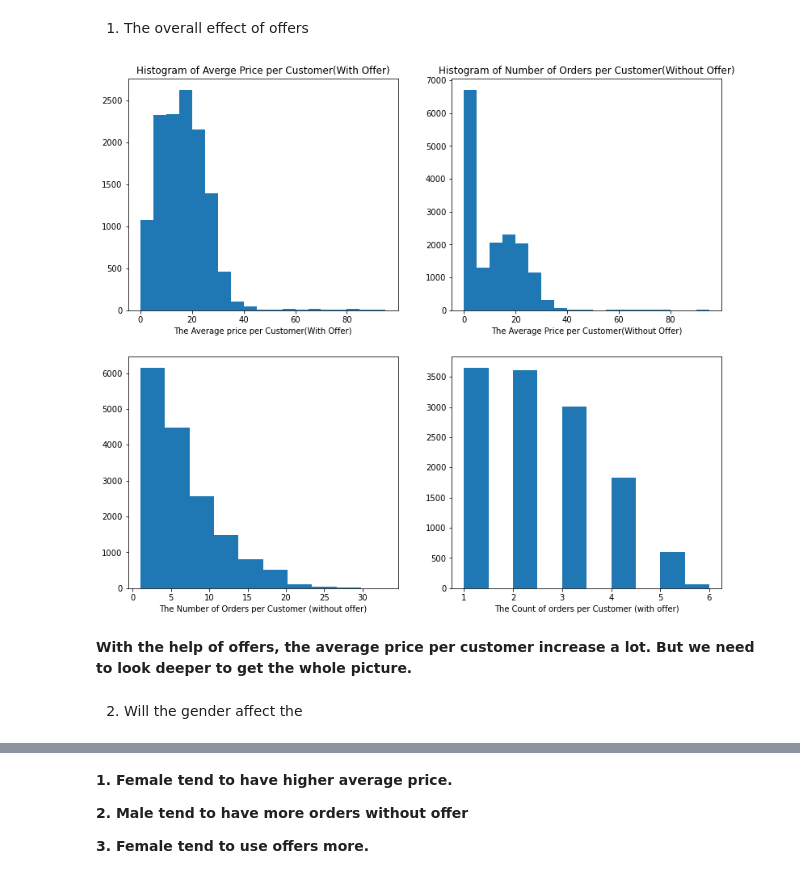
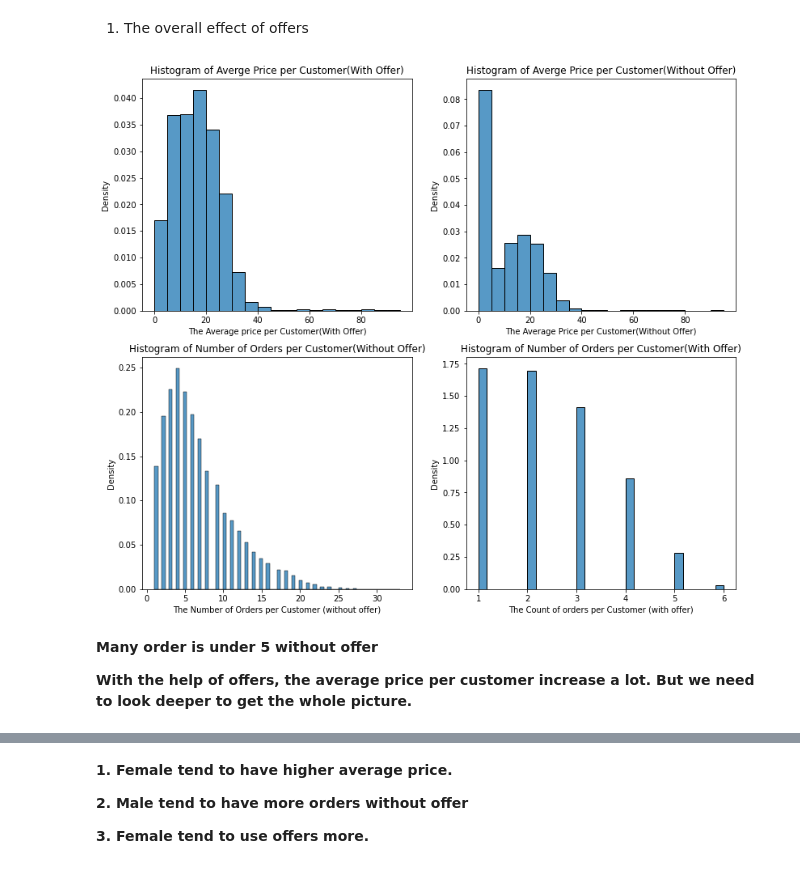
Before and after one commit to venson/starbucks, a Jupyter notebook: Starbucks_Capstone_notebook.ipynb, the cells around one changed output, grey strips where cells are left out. Saved outputs shown, nothing was run; the diff lists cells and outputs as text; code cells hidden in the pictures.

```diff
--- a/Starbucks_Capstone_notebook.ipynb
+++ b/Starbucks_Capstone_notebook.ipynb
@@ -180,0 +173,6 @@ dtype('int64')
+# %%
+map_dict = {'offer_id': [1, 11,201,21,101,111,121,202,31,131]}
+offer_id_map = pd.DataFrame(map_dict)
+offer_id_map = offer_id_map.merge(portfolio.loc[:,'id'], left_index = True, right_index = True)
+offer_id_map.rename(columns = {'id':'portfolio_id'}, inplace = True)
+offer_id_map
@@ -198,11 +208,10 @@ def clean_portfolio(portfolio = portfolio, offer_id_map = offer_id_map):
 
     # change id according to offer_id_map
 
-    port_clean['offer_id'] = port_clean['id'].apply(lambda x:
-                            int(offer_id_map[offer_id_map['portfolio_id'] == x]['offer_id'].values))
+    port_clean = port_clean.merge(offer_id_map, left_on= 'id', right_on = 'portfolio_id')
 
 
-    port_clean.drop(['channels','id'], axis = 1, inplace = True)
+    port_clean.drop(['channels','id', 'portfolio_id'], axis = 1, inplace = True)
     return port_clean
 
 clean_portfolio()
@@ -229,7 +246,7 @@ transcript['person'].nunique()
 # %%
 portfolio_clean = clean_portfolio()
 # %%
-def clean_transcript(transcript = transcript, portfolio = clean_portfolio, offer_id_map = offer_id_map, user_id_map = user_id_map):
+def clean_transcript(transcript = transcript, portfolio = portfolio_clean, offer_id_map = offer_id_map, user_id_map = user_id_map):
     """
     clean the transcript data, use person_id, offer_id instead of hash number.
 
@@ -299,7 +385,7 @@ def user_summary(data, profile = profile_new ):
     event_offer_cp = data['event'] == 'offer completed'
     event_offer_re = data['event'] == 'offer received'
     event_offer_vi = data['event'] == 'offer viewed'
-    event_offer_ta = data['event'] == 'offer transaction'
+    event_offer_ta = data['event'] == 'transaction'
 
     trans_offer_tag = data[data['event'].isin(['offer completed', 'transaction'])]
     time_duplicated = trans_offer_tag.duplicated(['time', 'person_id'], keep = False)
@@ -318,7 +404,7 @@ def user_summary(data, profile = profile_new ):
 
     # count received offer
     offer_received_count = data[event_offer_re].groupby(['person_id', 'offer_id'])['person_id'].count().unstack(1)
-    row = offer_received_count.index
+    row = pd.Index(data['person_id'].unique(), name = 'person_id')
     column = offer_received_count.columns
 
 
@@ -344,7 +430,7 @@ def user_summary(data, profile = profile_new ):
                     feature_matrix.loc[i,j] = 100 * offer_completed_count.loc[i,j] / offer_received_count.loc[i,j]
             except:
                 feature_matrix.loc[i,j] = 0
-                continue
+#                continue
     # feature_matrix = offer_completed_count / offer_received_count
     offer_viewed_count = offer_viewed_count.add_suffix('_viewed')
     offer_completed_count = offer_completed_count.add_suffix('_completed')
@@ -373,17 +459,16 @@ def user_summary(data, profile = profile_new ):
 #    feature_matrix = feature_matrix.merge(offer_received_count, how = 'left', on = 'person_id')
 
 #    feature_matrix = feature_matrix.merge(offer_viewed_count, how = 'left', on = 'person_id')
-
+    print(offer_completed_count.index.isin(feature_matrix.index).mean())
 
 
     feature_matrix = feature_matrix.merge(trans_mean_without_offer, how = 'left', on = 'person_id')
     feature_matrix = feature_matrix.merge(trans_mean_with_offer,how = 'left', on = 'person_id')
     feature_matrix = feature_matrix.merge(trans_count_without_offer, how = 'left', on = 'person_id')
     feature_matrix = feature_matrix.merge(trans_count_with_offer,how = 'left', on = 'person_id')
+    feature_matrix = feature_matrix.merge(mean_reward,how = 'left', on = 'person_id')
 
-    feature_matrix = feature_matrix.merge(mean_reward,how = 'left', on = 'person_id')
     feature_matrix = feature_matrix.merge(profile_new,how = 'left', on = 'person_id')
-
     feature_matrix.drop(['person_id'],axis = 1, inplace = True)
     feature_matrix['income'] = feature_matrix['income']/1000
     feature_matrix.rename(columns = {'income':'income(k)'}, inplace = True)
@@ -432,25 +525,27 @@ summary_df[(summary_df['count_trans_without_offer'] >= 5) & (summary_df['mean_tr
 # %%
 fig, ((ax0, ax1), (ax2, ax3)) = plt.subplots(nrows = 2, ncols = 2,figsize  = (12,12))
 fig.subplots_adjust(left=0.1, right=0.95, bottom=0.15)
-ax0.hist(summary_df['mean_trans_with_offer'], bins = range(0,100,5))
+sns.histplot(summary_df['mean_trans_with_offer'], bins = range(0,100,5),stat = 'density', ax = ax0)
+#ax0.hist(summary_df['mean_trans_with_offer'], bins = range(0,100,5))
 ax0.set_xlabel('The Average price per Customer(With Offer)')
 ax0.set_title('Histogram of Averge Price per Customer(With Offer)')
 
-ax1.hist(summary_df['mean_trans_without_offer'], bins = range(0,100,5))
+sns.histplot(summary_df['mean_trans_without_offer'], bins = range(0,100,5),stat = 'density', ax = ax1)
 ax1.set_xlabel('The Average Price per Customer(Without Offer)')
 ax1.set_title('Histogram of Averge Price per Customer(Without Offer)')
 
 
-ax2.hist(summary_df['count_trans_without_offer'])
+sns.histplot(summary_df['count_trans_without_offer'],stat = 'density', ax = ax2)
 ax2.set_xlabel('The Number of Orders per Customer (without offer)')
-ax1.set_title('Histogram of Number of Orders per Customer(Without Offer)')
+ax2.set_title('Histogram of Number of Orders per Customer(Without Offer)')
 
-ax3.hist(summary_df['count_trans_with_offer'])
+sns.histplot(summary_df['count_trans_with_offer'],stat = 'density', ax = ax3)
 ax3.set_xlabel('The Count of orders per Customer (with offer)')
+ax3.set_title('Histogram of Number of Orders per Customer(With Offer)')
 plt.show()
 # %% [output]
-[figure, old version]
+[figure, new version]
 # %% [markdown]
+**Many order is under 5 without offer**
+
 **With the help of offers, the average price per customer increase a lot. But we need to look deeper to get the whole picture.**
-# %% [markdown]
-2. Will the gender affect the
```
Also changed, not shown: parts of 80 cells of this notebook.
